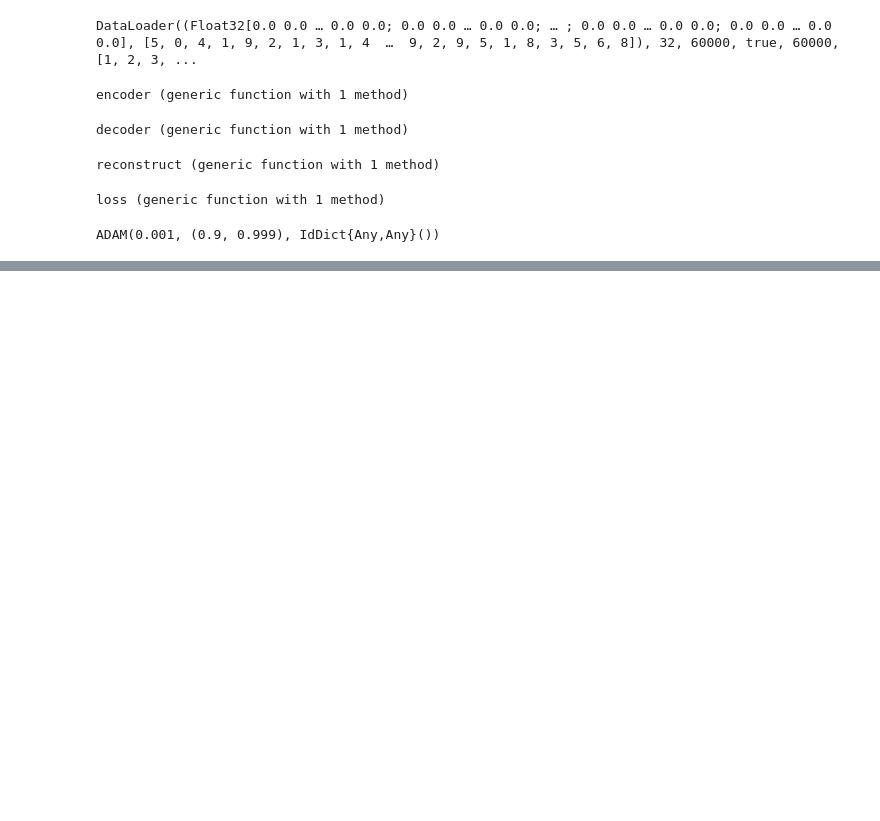
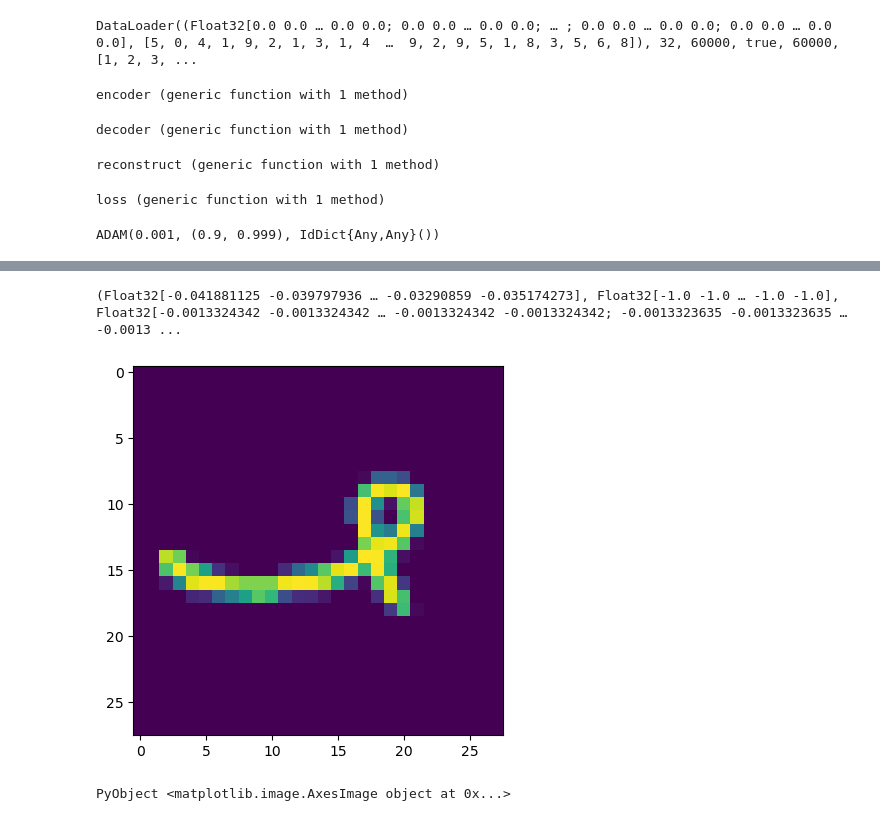
Before and after one commit to wmkouw/vae-fg, a Jupyter notebook: vae-play.ipynb, the cells around one changed output, grey strips where cells are left out. Saved outputs shown, nothing was run; the diff lists cells and outputs as text; code cells hidden in the pictures; blank space fills up the shorter version.

Commit message:
added visualization after training

```diff
--- a/vae-play.ipynb
+++ b/vae-play.ipynb
@@ -153,0 +160,14 @@ end
+# %%
+# Take first batch of images
+x = first(data)[1]
+
+# Reconstruct images
+_, _, z = reconstruct(x, enc, dec)
+# %% [output]
+(Float32[-0.041881125 -0.039797936 … -0.03290859 -0.035174273], Float32[-1.0 -1.0 … -1.0 -1.0], Float32[-0.0013324342 -0.0013324342 … -0.0013324342 -0.0013324342; -0.0013323635 -0.0013323635 … -0.0013 ...
+# %%
+x1 = reshape(x[:,1]/maximum(x[:,1]), (28,28))
+PyPlot.imshow(x1, vmin=0.0, vmax=1.0)
+# %% [output]
+[figure, added]
+PyObject <matplotlib.image.AxesImage object at 0x...>
```
Also changed, not shown: parts of 4 cells of this notebook.
